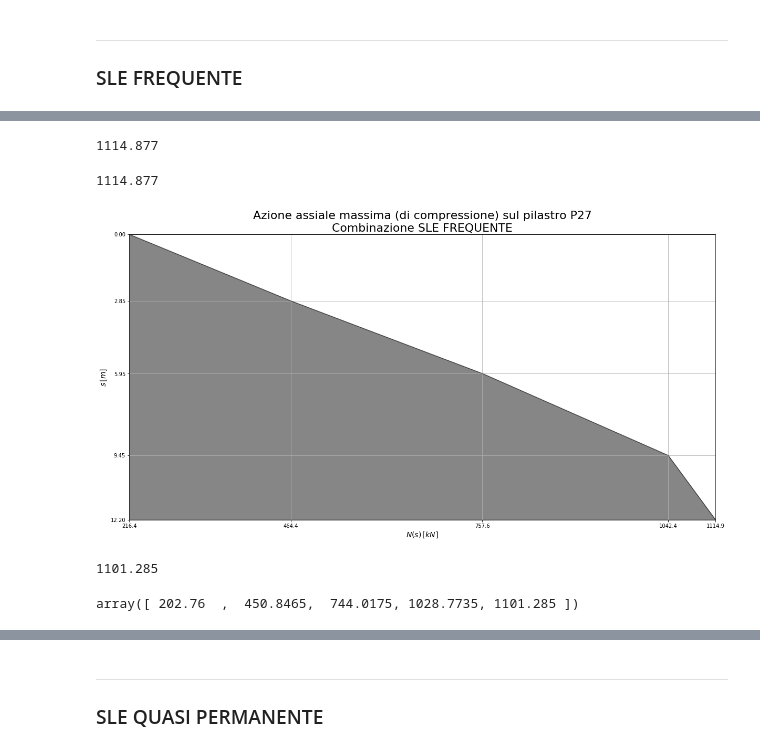
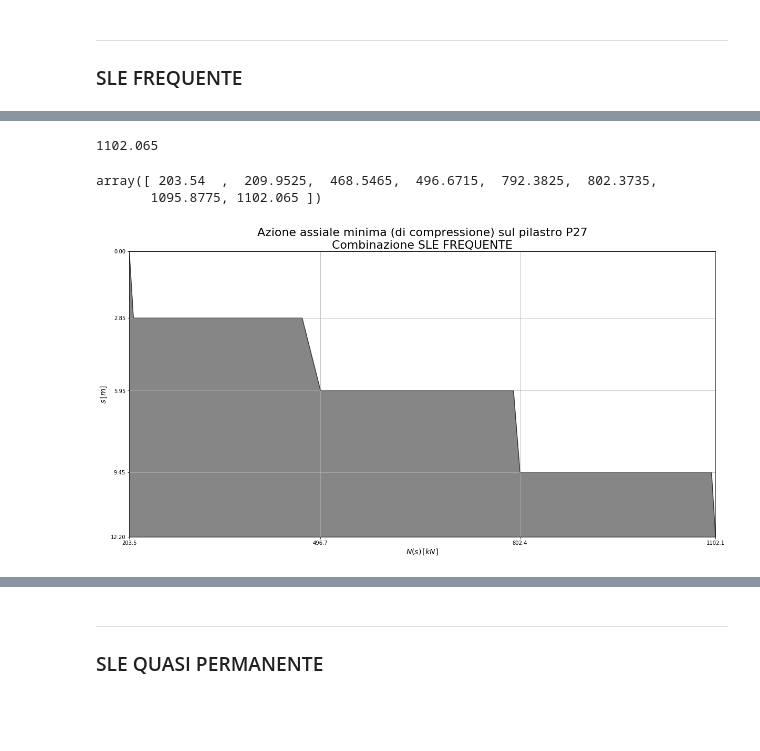
Before and after one commit to akaanzo/structural-safety, a Jupyter notebook: sol_col.ipynb, the cells around one changed output, grey strips where cells are left out. Drawn from its saved outputs; the diff is of its cells as text; code cells hidden in the pictures; blank space fills up the shorter version.

```diff
--- a/sol_col.ipynb
+++ b/sol_col.ipynb
@@ -46,9 +46,9 @@ l2 = 3.1
 l3 = 3.5
 l4 = 2.75
 # %%
-s = np.array([0,l1, l1+l2, l1+l2+l3, l1+l2+l3+l4])
+s = np.array([0,l1, l1, l1+l2, l1+l2, l1+l2+l3, l1+l2+l3, l1+l2+l3+l4])
 # %%
-NG1 = np.array([101.52+21.15, 101.52+21.15+90.24+21.15+25*.3**2 * l1, 101.52+3*21.15+90.24+25*.3**2 * (l1+l2) +101.536, 101.52+4*21.15+90.24+25*.3**2 * (l1+l2+l3) +101.536 + 99.50,  101.52+4*21.15+90.24+25*.3**2 * (l1+l2+l3+l4) +101.536 + 99.50])
+NG1 = np.array([101.52+21.15, 101.52+21.15+25*.3**2 * l1, 101.52+21.15+90.24+21.15+25*.3**2 * l1, 101.52+3*21.15+90.24+25*.3**2 * (l1+l2), 101.52+3*21.15+90.24+25*.3**2 * (l1+l2) +101.536, 101.52+4*21.15+90.24+25*.3**2 * (l1+l2+l3) +101.536, 101.52+4*21.15+90.24+25*.3**2 * (l1+l2+l3) +101.536 + 99.50,  101.52+4*21.15+90.24+25*.3**2 * (l1+l2+l3+l4) +101.536 + 99.50])
 # %% [raw]
 plt.figure(figsize=(20,10))
 plt.plot(NG1,s,12.2, color='#0f0f0f80')
@@ -64,7 +64,7 @@ plt.axhline(0, color='black')
 plt.title('NG1', fontsize='22')
 plt.show()
 # %%
-NG2 = np.array([80.09, 80.09+130.284, 80.09+130.284+146.59, 80.09+130.284+146.59 + 127.68, 80.09+130.284+146.59 + 127.68])
+NG2 = np.array([80.09, 80.09, 80.09+130.284, 80.09+130.284, 80.09+130.284+146.59, 80.09+130.284+146.59, 80.09+130.284+146.59 + 127.68, 80.09+130.284+146.59 + 127.68])
 # %% [raw]
 plt.figure(figsize=(20,10))
 plt.plot(NG2,s,12.2, color='#0f0f0f80')
@@ -206,38 +237,29 @@ plt.show()
 # %%
-N1max_sleFreq = (4*21.15+27.45+101.52+90.24+101.536+99.50)+(80.09+130.284+146.59+127.68)+(.2*67.96+0*14.1+.3*56.40+.3*95.17+.6*110.54+0*3.9)
-N1max_sleFreq
+N1min_sleFreq = (4*21.15+27.45+101.52+90.24+101.536+99.50)+(80.09+130.284+146.59+127.68)+(0*67.96+0*14.1+.3*56.40+.3*95.17+.6*110.54+0.2*3.9)
+N1min_sleFreq
 # %% [output]
-1114.877
+1102.065
 # %%
-N1max_sleFreq = NG1 + NG2 + np.array([0.2*67.96+0*14.1+0*3.9, 0.2*67.96+0*14.1+0*3.9, 0.2*67.96+0*14.1+.3*56.40+0*3.9, 0.2*67.96+0*14.1+.3*56.40+.3*95.17+0*3.9, 0.2*67.96+0*14.1+.3*56.40+.3*95.17+.6*110.54+0*3.9])
-np.max(N1max_sleFreq)
+N1min_sleFreq = NG1 + NG2 + np.array([0*67.96+0*14.1+0.2*3.9, 0*67.96+0*14.1+0.2*3.9, 0*67.96+0*14.1+0.2*3.9 +.3*56.40, 0*67.96+0*14.1+0.2*3.9 +.3*56.40,  0*67.96+0*14.1+0.2*3.9 +.3*56.40+.5*95.17, 0*67.96+0*14.1+0.2*3.9 +.3*56.40+.3*95.17, 0*67.96+0*14.1+0.2*3.9 +.3*56.40+.3*95.17+.6*110.54, 0*67.96+0*14.1+0.2*3.9 +.3*56.40+.3*95.17+.6*110.54])
+N1min_sleFreq
 # %% [output]
-1114.877
+array([ 203.54  ,  209.9525,  468.5465,  496.6715,  792.3825,  802.3735,
+       1095.8775, 1102.065 ])
 # %%
 plt.figure(figsize=(20,10))
-plt.plot(N1max_sleFreq,s,12.2, color='#0f0f0f80')
-plt.fill_between(N1max_sleFreq,12.2,s, color='#0f0f0f80')
+plt.plot(N1min_sleFreq,s,12.2, color='#0f0f0f80')
+plt.fill_between(N1min_sleFreq,12.2,s, color='#0f0f0f80')
 plt.ylim(0, l1+l2+l3+l4)
-plt.xlim(np.min(N1max_sleFreq), np.max(N1max_sleFreq))
+plt.xlim(np.min(N1min_sleFreq), np.max(N1min_sleFreq))
 plt.gca().invert_yaxis()
 plt.grid()
 plt.ylabel(r'$s\,[m]$', fontsize='14')
 plt.xlabel(r'$N(s)\,[kN]$', fontsize='14')
 plt.yticks([0,l1, l1+l2, l1+l2+l3, l1+l2+l3+l4])
-plt.xticks([float(N1max_sleFreq[0]),float(N1max_sleFreq[1]),float(N1max_sleFreq[2]), float(N1max_sleFreq[3]), float(N1max_sleFreq[4])])
+plt.xticks([float(N1min_sleFreq[0]),float(N1min_sleFreq[3]), float(N1min_sleFreq[5]), float(N1min_sleFreq[7])])
 plt.axhline(0, color='black')
-plt.title('Azione assiale massima (di compressione) sul pilastro P27\nCombinazione SLE FREQUENTE', fontsize='22')
-plt.savefig('export/img/P27_maxAxialLoad_sleFreq.jpg')
+plt.title('Azione assiale minima (di compressione) sul pilastro P27\nCombinazione SLE FREQUENTE', fontsize='22')
+plt.savefig('export/img/P27_minAxialLoad_sleFreq.jpg')
 plt.show()
 # %% [output]
-[figure, old version]
+[figure, new version]
-# %%
-N1min_sleFreq = (4*21.15+27.45+101.52+90.24+101.536+99.50)+(80.09+130.284+146.59+127.68)+(0*67.96+0*14.1+.3*56.40+.3*95.17+.6*110.54+0*3.9)
-N1min_sleFreq
-# %% [output]
-1101.285
-# %%
-N1min_sleFreq = NG1 + NG2 + np.array([0*67.96+0*14.1+0*3.9, 0*67.96+0*14.1+0*3.9, 0*67.96+0*14.1+.3*56.40+0*3.9, 0*67.96+0*14.1+.3*56.40+.3*95.17+0*3.9, 0*67.96+0*14.1+.3*56.40+.3*95.17+.6*110.54+0*3.9])
-N1min_sleFreq
-# %% [output]
-array([ 202.76  ,  450.8465,  744.0175, 1028.7735, 1101.285 ])
```
Also changed, not shown: parts of 22 cells of this notebook, 9 other files.
